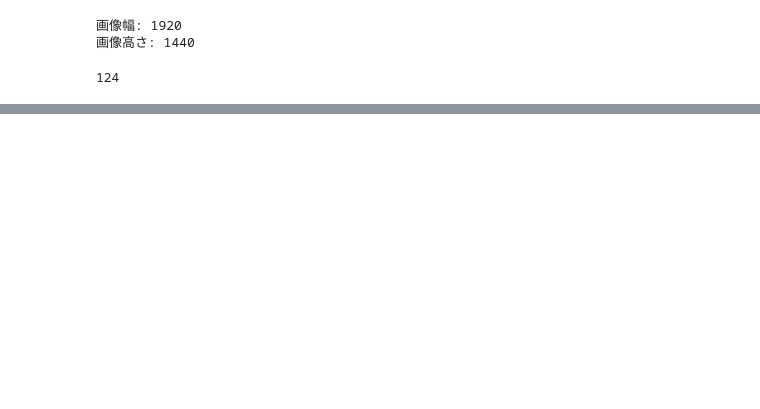
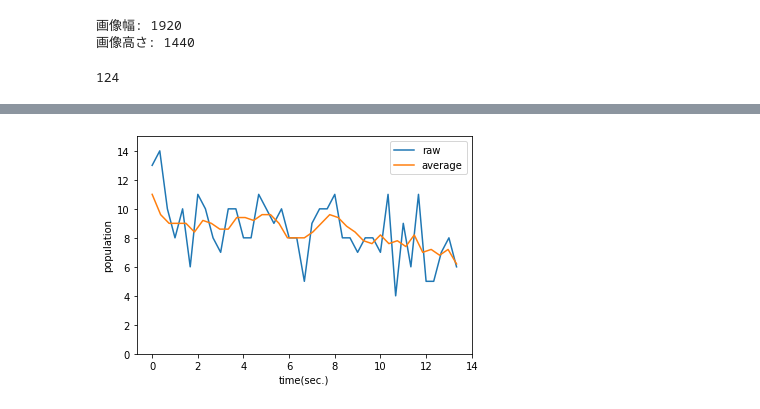
Before and after one commit to yamashun/python-100-knocks, a Jupyter notebook: knock09.ipynb, the cells around one changed output, grey strips where cells are left out. Saved outputs shown, nothing was run; the diff lists cells and outputs as text; code cells hidden in the pictures; blank space fills up the shorter version.

```diff
--- a/knock09.ipynb
+++ b/knock09.ipynb
@@ -32,0 +286,11 @@ cv2.destroyAllWindows()
+# %%
+plt.plot(list_df2["time"], list_df2["people"], label="raw")
+ma_x, ma_y = moving_average(list_df2["time"], list_df2["people"])
+plt.plot(ma_x,ma_y, label="average")
+plt.xlabel('time(sec.)')
+plt.ylabel('population')
+plt.ylim(0,15)
+plt.legend()
+plt.show()
+# %% [output]
+[figure, added]
```
Also changed, not shown: parts of 18 cells of this notebook.
